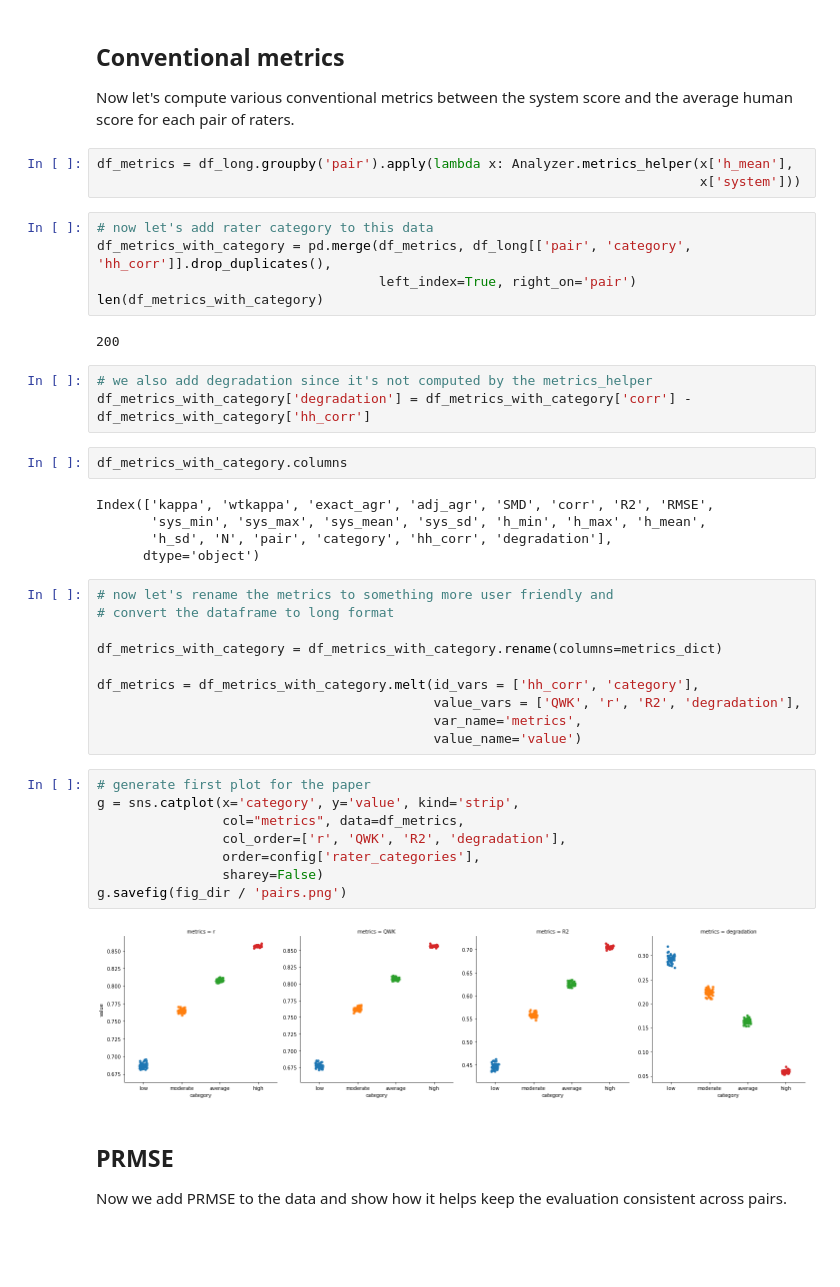
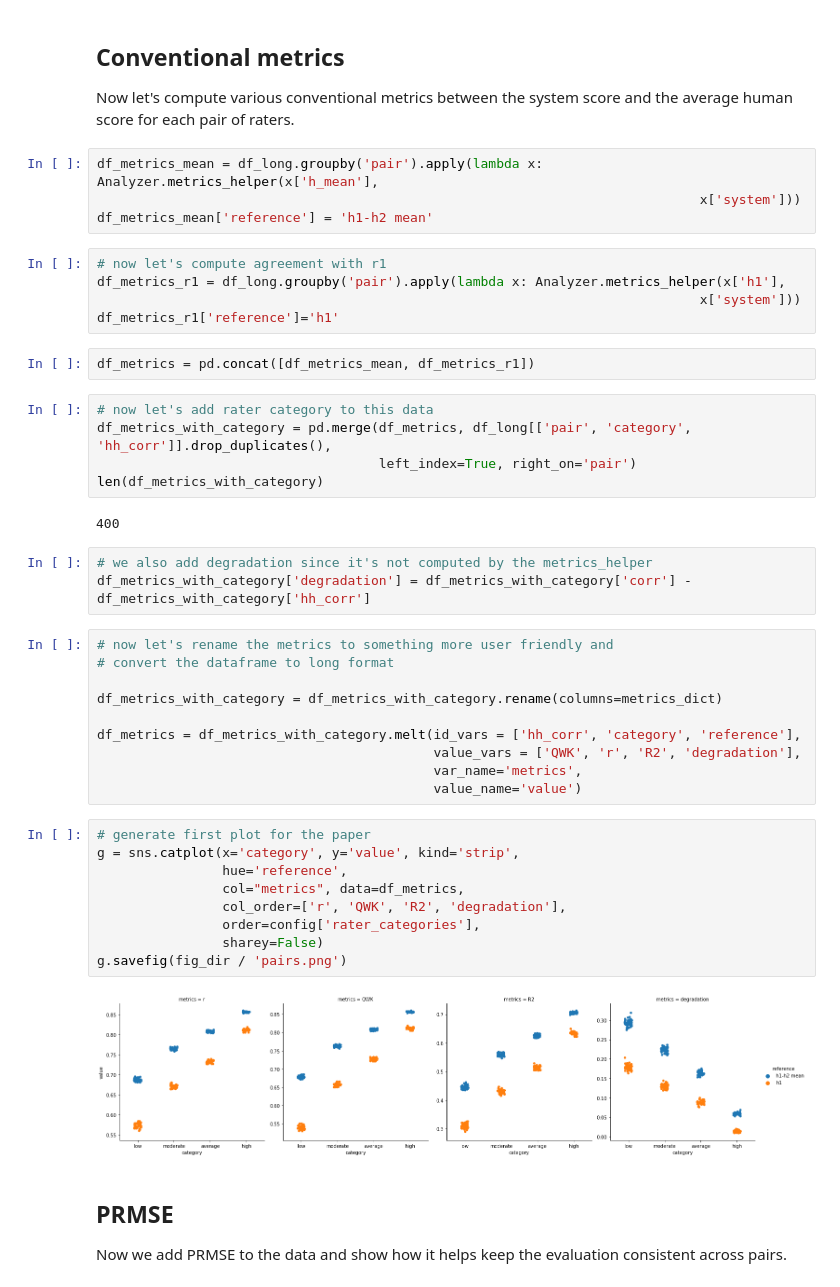
Before and after one commit to EducationalTestingService/prmse-simulations, a Jupyter notebook: notebooks/exp_1A2H.ipynb, the cells around one changed output. Cells and saved outputs as stored; diff of their text form; blank space fills up the shorter version.

Commit message:
Updated plot to add h1

```diff
--- a/notebooks/exp_1A2H.ipynb
+++ b/notebooks/exp_1A2H.ipynb
@@ -71,45 +71,47 @@ df_long['h_mean'] = (df_long['h1'] + df_long['h2'])/2
 
 Now let's compute various conventional metrics between the system score and the average human score for each pair of raters.
 # %%
-df_metrics = df_long.groupby('pair').apply(lambda x: Analyzer.metrics_helper(x['h_mean'],
+df_metrics_mean = df_long.groupby('pair').apply(lambda x: Analyzer.metrics_helper(x['h_mean'],
                                                                              x['system']))
+df_metrics_mean['reference'] = 'h1-h2 mean'
+# %%
+# now let's compute agreement with r1
+df_metrics_r1 = df_long.groupby('pair').apply(lambda x: Analyzer.metrics_helper(x['h1'],
+                                                                             x['system']))
+df_metrics_r1['reference']='h1'
+# %%
+df_metrics = pd.concat([df_metrics_mean, df_metrics_r1])
 # %%
 # now let's add rater category to this data
 df_metrics_with_category = pd.merge(df_metrics, df_long[['pair', 'category', 'hh_corr']].drop_duplicates(),
                                     left_index=True, right_on='pair')
 len(df_metrics_with_category)
 # %% [output]
-200
+400
 # %%
 # we also add degradation since it's not computed by the metrics_helper
 df_metrics_with_category['degradation'] = df_metrics_with_category['corr'] - df_metrics_with_category['hh_corr']
-# %%
-df_metrics_with_category.columns
-# %% [output]
-Index(['kappa', 'wtkappa', 'exact_agr', 'adj_agr', 'SMD', 'corr', 'R2', 'RMSE',
-       'sys_min', 'sys_max', 'sys_mean', 'sys_sd', 'h_min', 'h_max', 'h_mean',
-       'h_sd', 'N', 'pair', 'category', 'hh_corr', 'degradation'],
-      dtype='object')
 # %%
 # now let's rename the metrics to something more user friendly and
 # convert the dataframe to long format
 
 df_metrics_with_category = df_metrics_with_category.rename(columns=metrics_dict)
 
-df_metrics = df_metrics_with_category.melt(id_vars = ['hh_corr', 'category'],
+df_metrics = df_metrics_with_category.melt(id_vars = ['hh_corr', 'category', 'reference'],
                                            value_vars = ['QWK', 'r', 'R2', 'degradation'],
                                            var_name='metrics',
                                            value_name='value')
 # %%
 # generate first plot for the paper
 g = sns.catplot(x='category', y='value', kind='strip',
+                hue='reference',
                 col="metrics", data=df_metrics,
                 col_order=['r', 'QWK', 'R2', 'degradation'],
                 order=config['rater_categories'],
                 sharey=False)
 g.savefig(fig_dir / 'pairs.png')
 # %% [output]
-[figure, old version]
+[figure, new version]
 # %% [markdown]
 ## PRMSE
 
```
